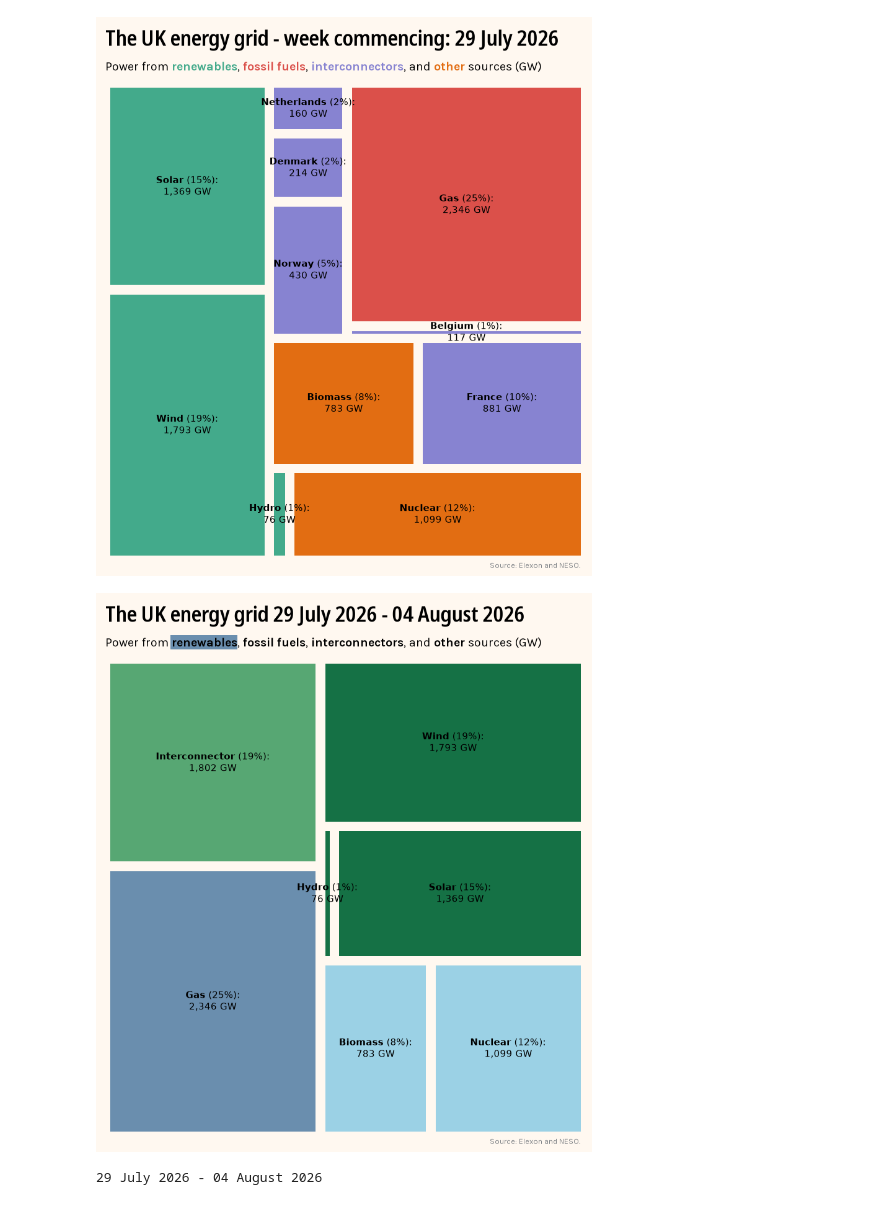
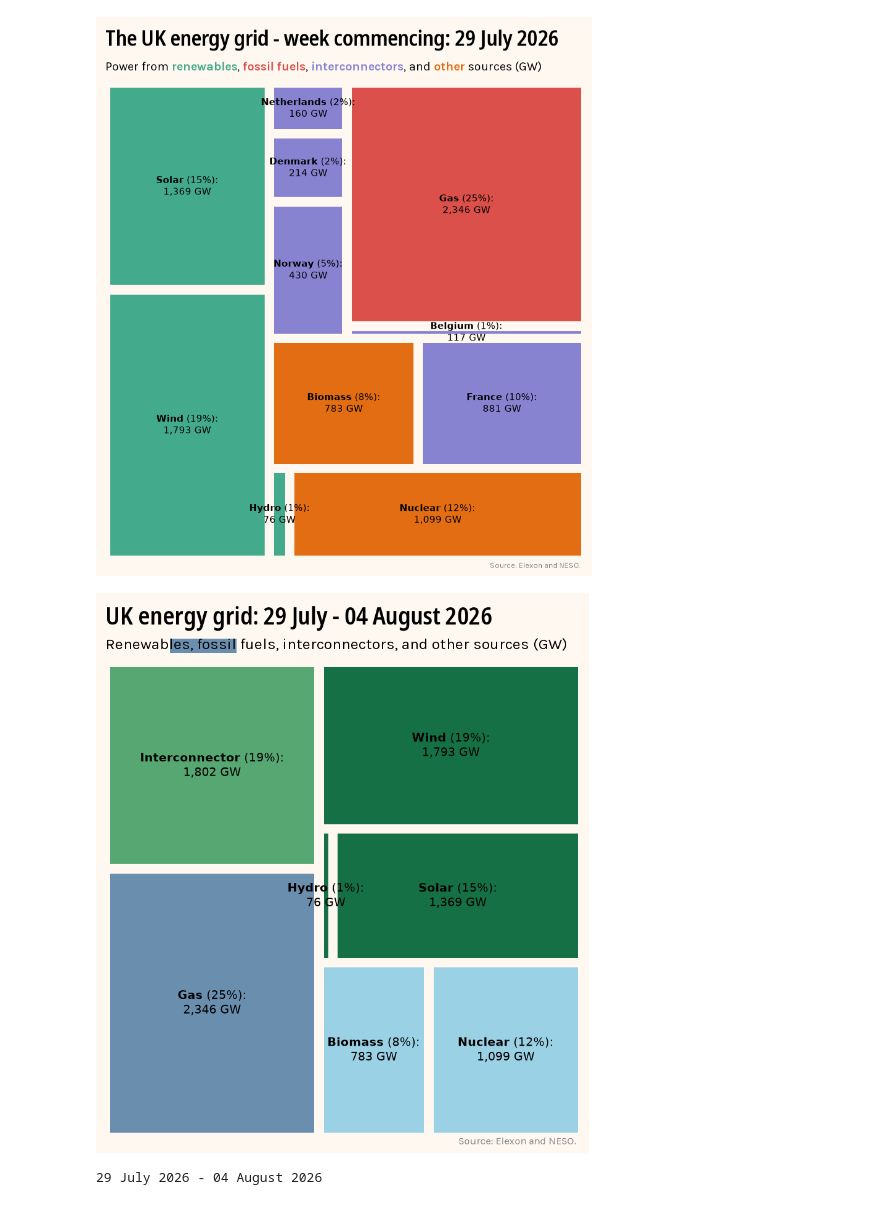
Before and after one commit to TurnerHaa/grid_weekly, a Jupyter notebook: notebooks/fetch.ipynb, the cells around one changed output. Drawn from its saved outputs; the diff is of its cells as text; code cells hidden in the pictures.

Commit message:
Increased font sizes

```diff
--- a/notebooks/fetch.ipynb
+++ b/notebooks/fetch.ipynb
@@ -322,58 +322,51 @@ colors = heatmap_data_test['category'].map(colour_map)
 
 subtitle_colours = colors.unique().tolist()
 
-title_font = {'fontname':'Noto Sans Condensed SemiBold', 'fontsize': 25}
-subtitle_font = {'fontname':'Karla', 'fontsize': 14}
-source_font = {'fontname':'Karla', 'fontsize': 9, 'c': '#818589'}
+title_font = {'fontname':'Noto Sans Condensed SemiBold', 'fontsize': 28}
+date_font = {'fontname':'Noto Sans Condensed SemiBold', 'fontsize': 26}
+subtitle_font = {'fontname':'Karla', 'fontsize': 18}
+source_font = {'fontname':'Karla', 'fontsize': 12, 'c': '#818589'}
 
 fig, ax = plt.subplots(figsize=(10,10), facecolor="#FFF8F0")
 ax.set_axis_off()
 
 # Define text strings
-main_text = f"UK energy grid: {dt.strptime(start_date, '%Y-%m-%d %H:%M:%S').strftime('%d %B %Y')} - {(dt.strptime(start_date, '%Y-%m-%d %H:%M:%S') + timedelta(days=6)).strftime('%d %B %Y')}"
-sub_text = "Power from <renewables>, <fossil fuels>, <interconnectors>, and <other> sources (GW)"
+main_text = f"UK energy grid: {dt.strptime(start_date, '%Y-%m-%d %H:%M:%S').strftime('%d %B')} - {(dt.strptime(start_date, '%Y-%m-%d %H:%M:%S') + timedelta(days=6)).strftime('%d %B %Y')}"
+sub_text = "<Renewables>, <fossil fuels>, <interconnectors>, and <other> sources (GW)"
 source_text = "Source: Elexon and NESO."
 
 ax.text(0.0, 1.065, main_text, transform=ax.transAxes, ha='left', va='bottom', **title_font)
+ax_text(0.0, 102, sub_text, transform=ax.transAxes, ha='left', va='bottom',  **subtitle_font)
 
-ax_text(0.0, 102, sub_text, transform=ax.transAxes, ha='left', va='bottom',
-        highlight_textprops=[
-        {"fontweight": "bold"},
-        {"fontweight": "bold"},
-        {"fontweight": "bold"},
-        {"fontweight": "bold"},
-    ],
-        **subtitle_font)
-
-ax.text(0.80, -0.02, source_text, transform=ax.transAxes, ha='left', va='bottom', **source_font)
+ax.text(0.74, -0.02, source_text, transform=ax.transAxes, ha='left', va='bottom', **source_font)
 
 
 squarify.plot(sizes=heatmap_data_test['mw'],
               label=labels,
               color = colors,
               pad=True,
               text_kwargs={
-        "fontsize": 11,
+        "fontsize": 14,
         "color": "black",
         "horizontalalignment": "center",
         "verticalalignment": "center",
     })
 
 # subtitle rectangles
 rect = patches.Rectangle((13.5, 102), 14, 3, linewidth=1, facecolor=subtitle_colours[0], zorder=1, clip_on=False)
 
 # Add the patch to the Axes
 ax.add_patch(rect)
 
 # image_output_dir = script_dir / "images"
 
 # image_output_dir.mkdir(parents=True, exist_ok=True)
 
 # plt.savefig(image_output_dir / "test_plot1.png", dpi=300, bbox_inches="tight")
 
 plt.show()
 # %% [output]
-[figure, old version]
+[figure, new version]
 # %%
 print(f"{dt.strptime(start_date, '%Y-%m-%d %H:%M:%S').strftime('%d %B %Y')} - {(dt.strptime(start_date, '%Y-%m-%d %H:%M:%S') + timedelta(days=6)).strftime('%d %B %Y')}")
 # %% [output]
```
